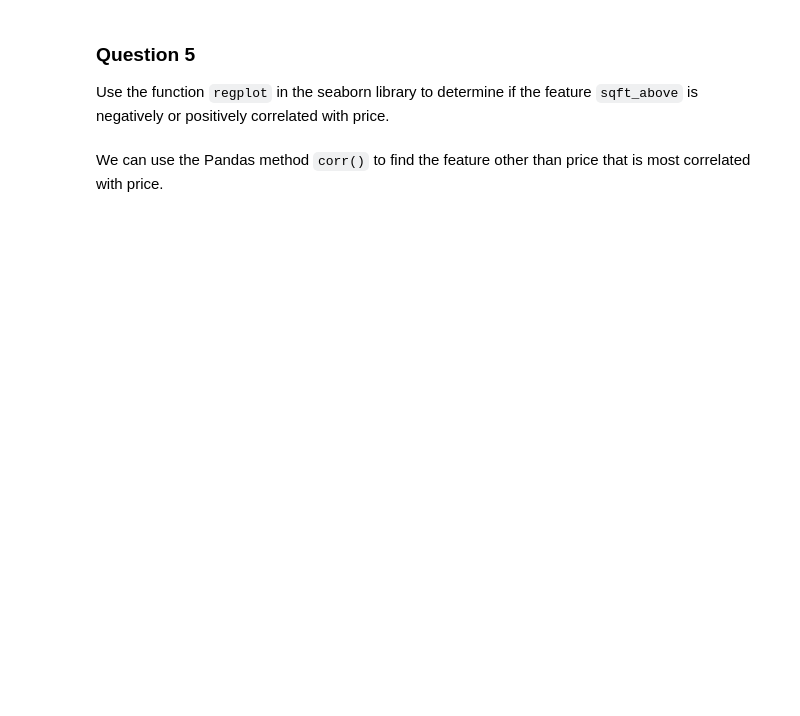
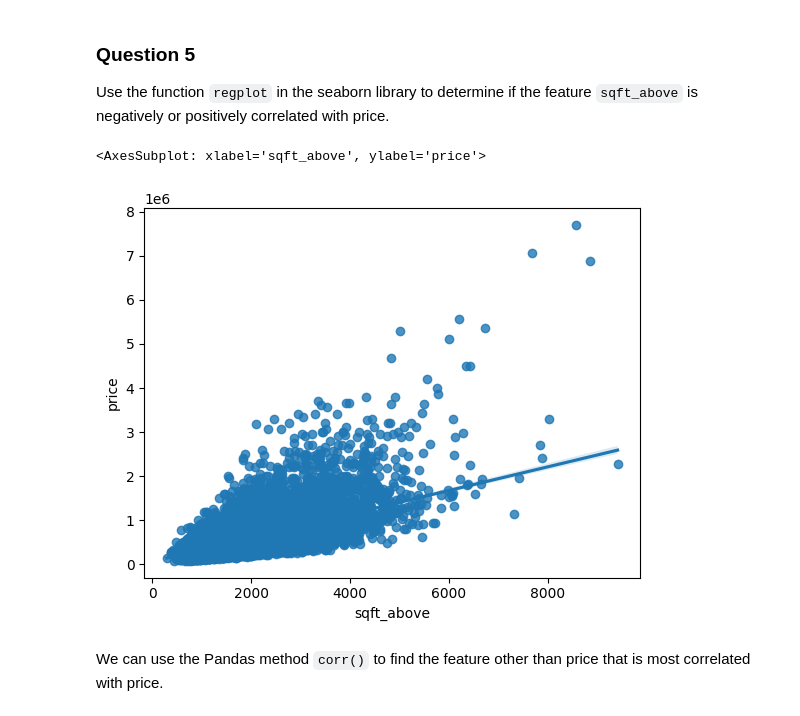
Before and after one commit to ifeoluwajohn234/Ibm_data_science, a Jupyter notebook: House_Sales_in_King_Count_USA (1).ipynb, the cells around one changed output. Cells and saved outputs as stored; diff of their text form; code cells hidden in the pictures; blank space fills up the shorter version.

```diff
--- a/House_Sales_in_King_Count_USA (1).ipynb
+++ b/House_Sales_in_King_Count_USA (1).ipynb
@@ -169,6 +185,11 @@ Use the function <code>boxplot</code> in the seaborn library  to  determine whet
 ### Question 5
 
 Use the function <code>regplot</code>  in the seaborn library  to  determine if the feature <code>sqft_above</code> is negatively or positively correlated with price.
+# %%
+sns.regplot(x = 'sqft_above', y = 'price', data = df)
+# %% [output]
+<AxesSubplot: xlabel='sqft_above', ylabel='price'>
+[figure, added]
 # %% [markdown]
 We can use the Pandas method <code>corr()</code>  to find the feature other than price that is most correlated with price.
 # %%
```
Also changed, not shown: parts of 12 cells of this notebook.
